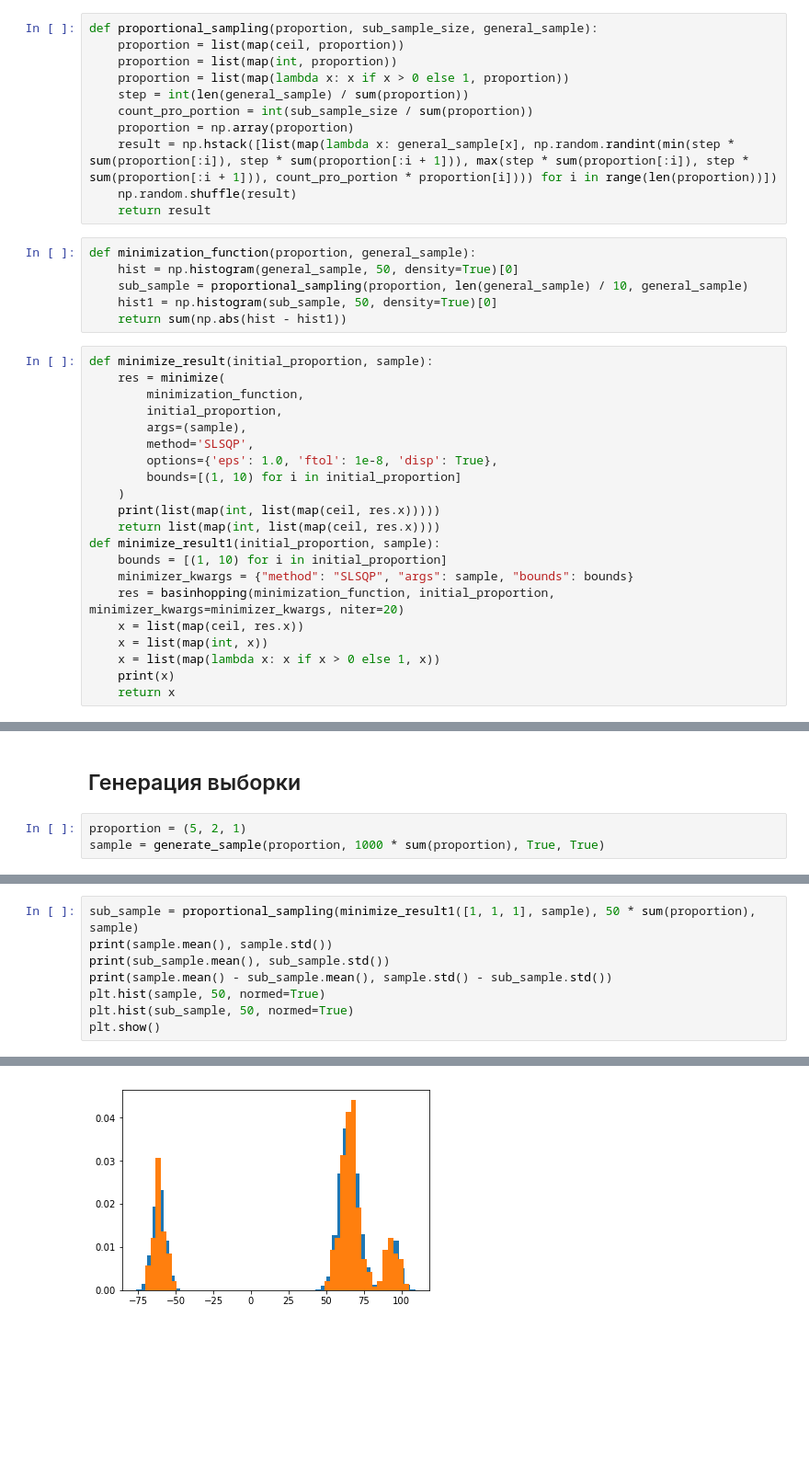
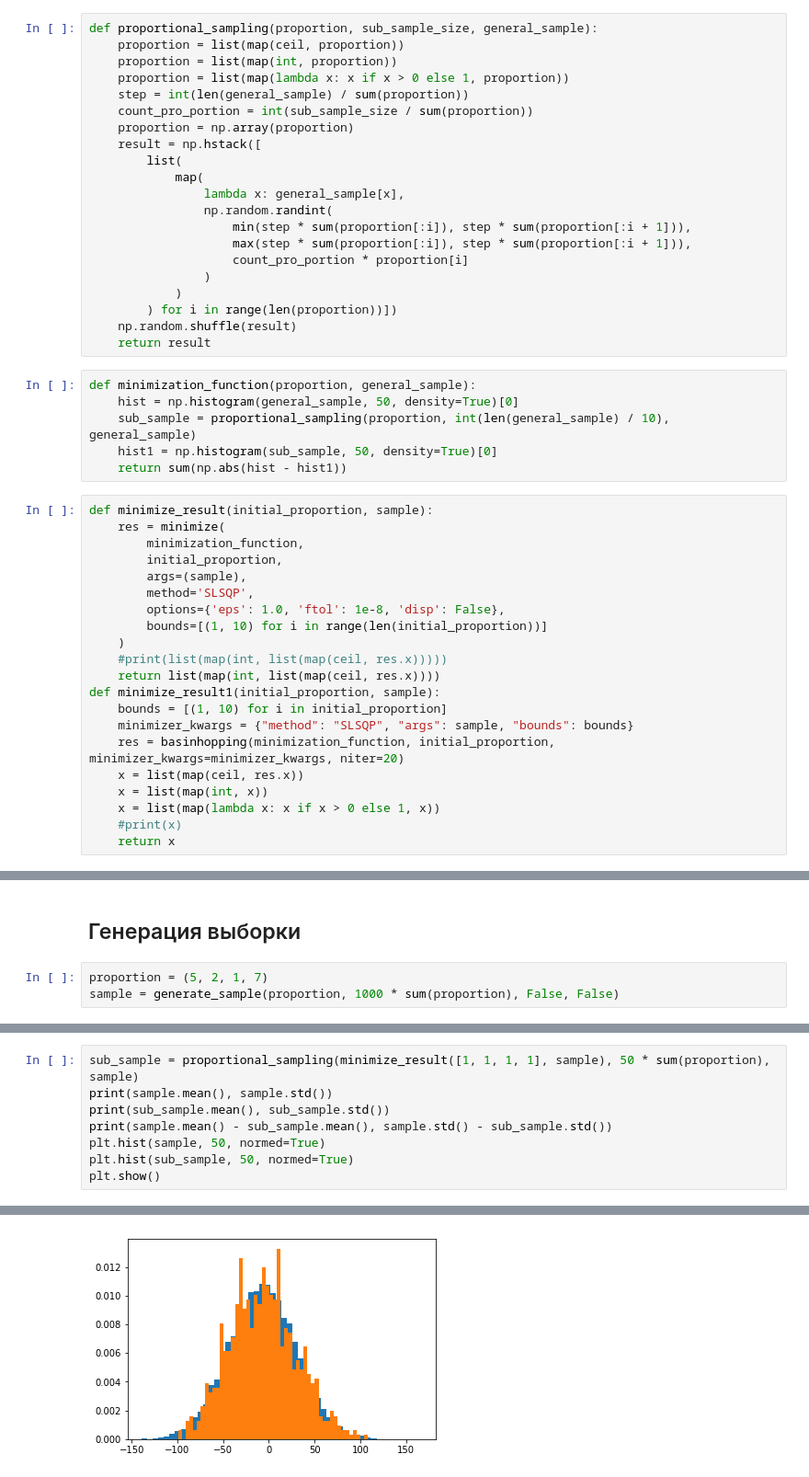
Before and after one commit to IooHooI/BASIC-STATISTICS, a Jupyter notebook: Second_Task.ipynb, the cells around one changed output, grey strips where cells are left out. Shown at 92% size. Cells and saved outputs as stored; diff of their text form; blank space fills up the shorter version.

```diff
--- a/Second_Task.ipynb
+++ b/Second_Task.ipynb
@@ -36,13 +38,23 @@ def proportional_sampling(proportion, sub_sample_size, general_sample):
     step = int(len(general_sample) / sum(proportion))
     count_pro_portion = int(sub_sample_size / sum(proportion))
     proportion = np.array(proportion)
-    result = np.hstack([list(map(lambda x: general_sample[x], np.random.randint(min(step * sum(proportion[:i]), step * sum(proportion[:i + 1])), max(step * sum(proportion[:i]), step * sum(proportion[:i + 1])), count_pro_portion * proportion[i]))) for i in range(len(proportion))])
+    result = np.hstack([
+        list(
+            map(
+                lambda x: general_sample[x],
+                np.random.randint(
+                    min(step * sum(proportion[:i]), step * sum(proportion[:i + 1])),
+                    max(step * sum(proportion[:i]), step * sum(proportion[:i + 1])),
+                    count_pro_portion * proportion[i]
+                )
+            )
+        ) for i in range(len(proportion))])
     np.random.shuffle(result)
     return result
 # %%
 def minimization_function(proportion, general_sample):
     hist = np.histogram(general_sample, 50, density=True)[0]
-    sub_sample = proportional_sampling(proportion, len(general_sample) / 10, general_sample)
+    sub_sample = proportional_sampling(proportion, int(len(general_sample) / 10), general_sample)
     hist1 = np.histogram(sub_sample, 50, density=True)[0]
     return sum(np.abs(hist - hist1))
 # %%
@@ -52,10 +64,10 @@ def minimize_result(initial_proportion, sample):
         initial_proportion,
         args=(sample),
         method='SLSQP',
-        options={'eps': 1.0, 'ftol': 1e-8, 'disp': True},
-        bounds=[(1, 10) for i in initial_proportion]
+        options={'eps': 1.0, 'ftol': 1e-8, 'disp': False},
+        bounds=[(1, 10) for i in range(len(initial_proportion))]
     )
-    print(list(map(int, list(map(ceil, res.x)))))
+    #print(list(map(int, list(map(ceil, res.x)))))
     return list(map(int, list(map(ceil, res.x))))
 def minimize_result1(initial_proportion, sample):
     bounds = [(1, 10) for i in initial_proportion]
@@ -64,5 +76,5 @@ def minimize_result1(initial_proportion, sample):
     x = list(map(ceil, res.x))
     x = list(map(int, x))
     x = list(map(lambda x: x if x > 0 else 1, x))
-    print(x)
+    #print(x)
     return x
@@ -71,8 +88,8 @@ def minimize_result1(initial_proportion, sample):
 # %% [markdown]
 ## Генерация выборки
 # %%
-proportion = (5, 2, 1)
-sample = generate_sample(proportion, 1000 * sum(proportion), True, True)
+proportion = (5, 2, 1, 7)
+sample = generate_sample(proportion, 1000 * sum(proportion), False, False)
 # %%
 sub_sample = simpleSalpmling(sample, 50 * sum(proportion))
 print(sample.mean(), sample.std())
@@ -89,5 +106,5 @@ plt.show()
 # %%
-sub_sample = proportional_sampling(minimize_result1([1, 1, 1], sample), 50 * sum(proportion), sample)
+sub_sample = proportional_sampling(minimize_result([1, 1, 1, 1], sample), 50 * sum(proportion), sample)
 print(sample.mean(), sample.std())
 print(sub_sample.mean(), sub_sample.std())
 print(sample.mean() - sub_sample.mean(), sample.std() - sub_sample.std())
@@ -102 +118 @@ plt.show()
-[figure, old version]
+[figure, new version]
```
Also changed, not shown: parts of 18 cells of this notebook, 2 other files.
